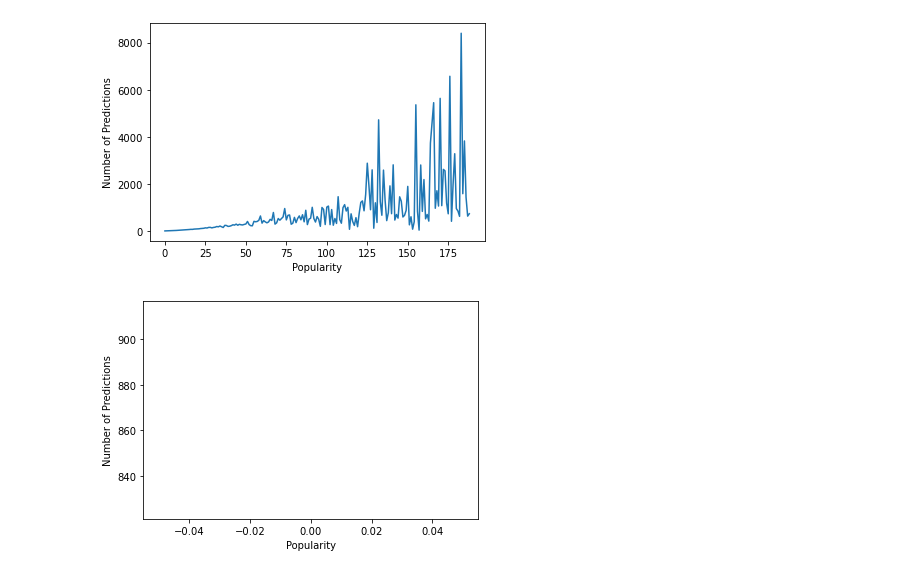
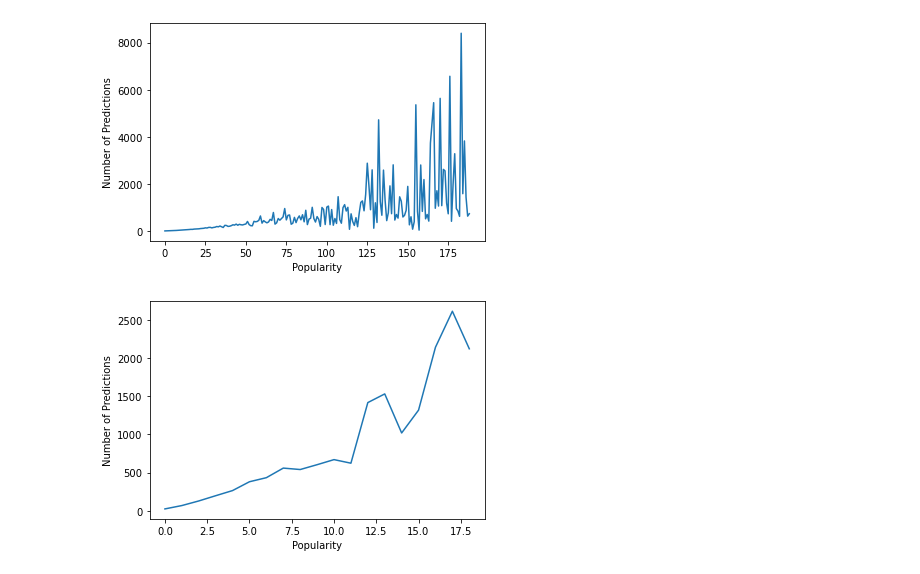
Before and after one commit to RenqinCai/SessionRec, a Jupyter notebook: biasRNN/sequential_eval_taobao_test_bias.ipynb, the cells around one changed output. Cells and saved outputs as stored; diff of their text form; code cells hidden in the pictures.

Commit message:
Visualization fixes for cross-section graphs

```diff
--- a/biasRNN/sequential_eval_taobao_test_bias.ipynb
+++ b/biasRNN/sequential_eval_taobao_test_bias.ipynb
@@ -754,17 +762,17 @@ plt.show()
 # %%
 pop_pred_bucket_dict = {}
 for num, num_pred in enumerate(ordered_pop_pred.values()):
-    bucketid = pop // 5
+    bucketid = num // 10
     if bucketid not in pop_pred_bucket_dict:
         pop_pred_bucket_dict[bucketid] = []
     pop_pred_bucket_dict[bucketid].append(num_pred)
 
 for bucket, num_preds in pop_pred_bucket_dict.items():
     pop_pred_bucket_dict[bucket] = np.mean(num_preds)
 
 plt.plot(list(pop_pred_bucket_dict.values()))
 plt.ylabel('Number of Predictions')
 plt.xlabel('Popularity')
 plt.show()
 # %% [output]
-[figure, old version]
+[figure, new version]
```
Also changed, not shown: parts of 11 cells of this notebook.
